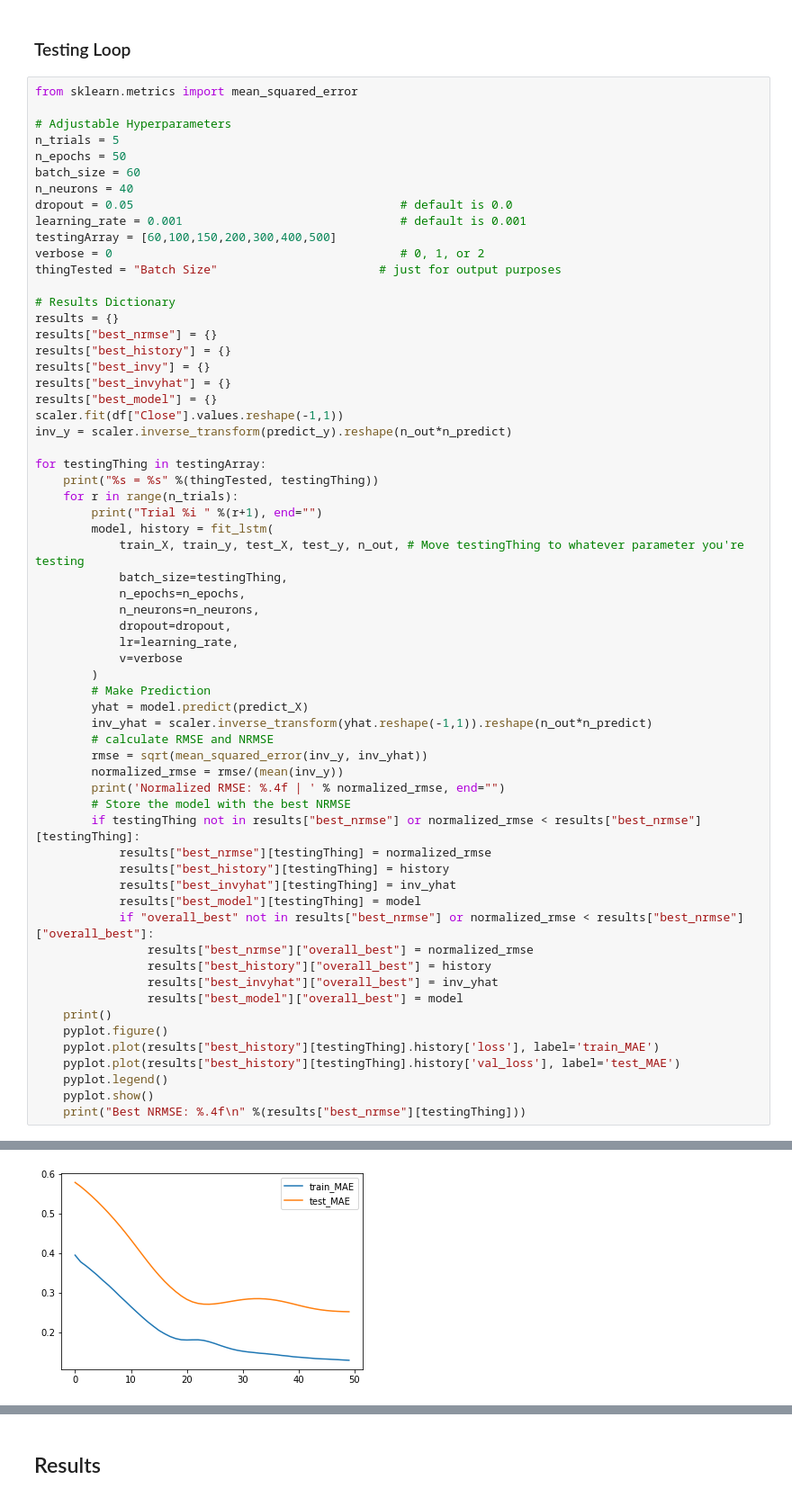
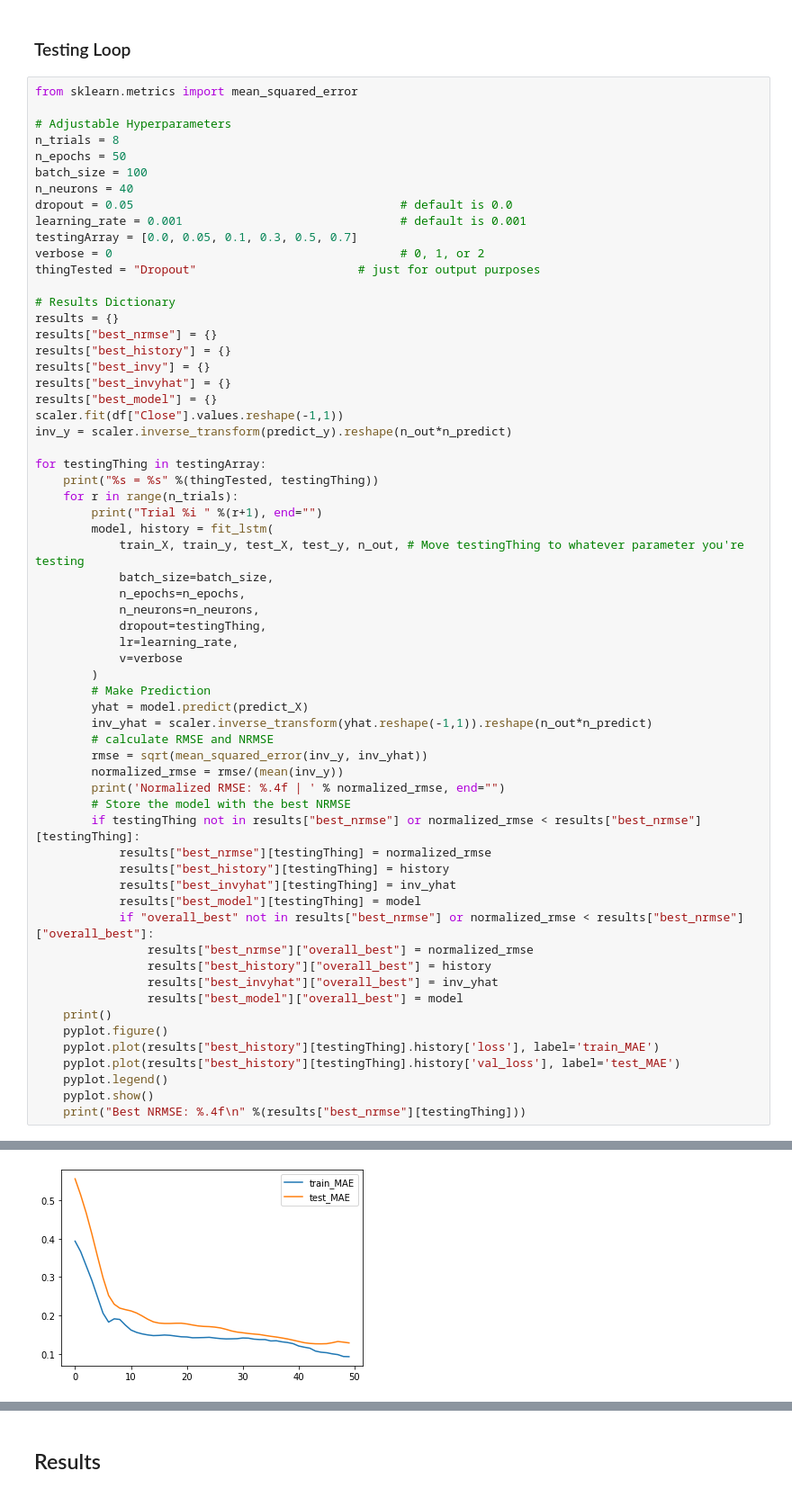
Before and after one commit to TLChilton/Senior_Capstone, a Jupyter notebook: Thomas/LSTMTestBed.ipynb, the cells around one changed output, grey strips where cells are left out. Shown at 90% size. Drawn from its saved outputs; the diff is of its cells as text.

```diff
--- a/Thomas/LSTMTestBed.ipynb
+++ b/Thomas/LSTMTestBed.ipynb
@@ -204,15 +205,15 @@ def fit_lstm(train_X, train_y, test_X, test_y, n_out, batch_size, n_epochs, n_ne
 from sklearn.metrics import mean_squared_error
 
 # Adjustable Hyperparameters
-n_trials = 5
+n_trials = 8
 n_epochs = 50
-batch_size = 60
+batch_size = 100
 n_neurons = 40
 dropout = 0.05                                      # default is 0.0
 learning_rate = 0.001                               # default is 0.001
-testingArray = [60,100,150,200,300,400,500]
+testingArray = [0.0, 0.05, 0.1, 0.3, 0.5, 0.7]
 verbose = 0                                         # 0, 1, or 2
-thingTested = "Batch Size"                       # just for output purposes
+thingTested = "Dropout"                       # just for output purposes
 
 # Results Dictionary
 results = {}
@@ -230,10 +231,10 @@ for testingThing in testingArray:
         print("Trial %i " %(r+1), end="")
         model, history = fit_lstm(
             train_X, train_y, test_X, test_y, n_out, # Move testingThing to whatever parameter you're testing
-            batch_size=testingThing,
+            batch_size=batch_size,
             n_epochs=n_epochs,
             n_neurons=n_neurons,
-            dropout=dropout,
+            dropout=testingThing,
             lr=learning_rate,
             v=verbose
         )
@@ -288 +289 @@ Trial 1 Normalized RMSE: 0.3466 | Trial 2 Normalized RMSE: 0.3353 | Trial 3 Norm
-[figure, old version]
+[figure, new version]
```
Also changed, not shown: parts of 7 cells of this notebook.
